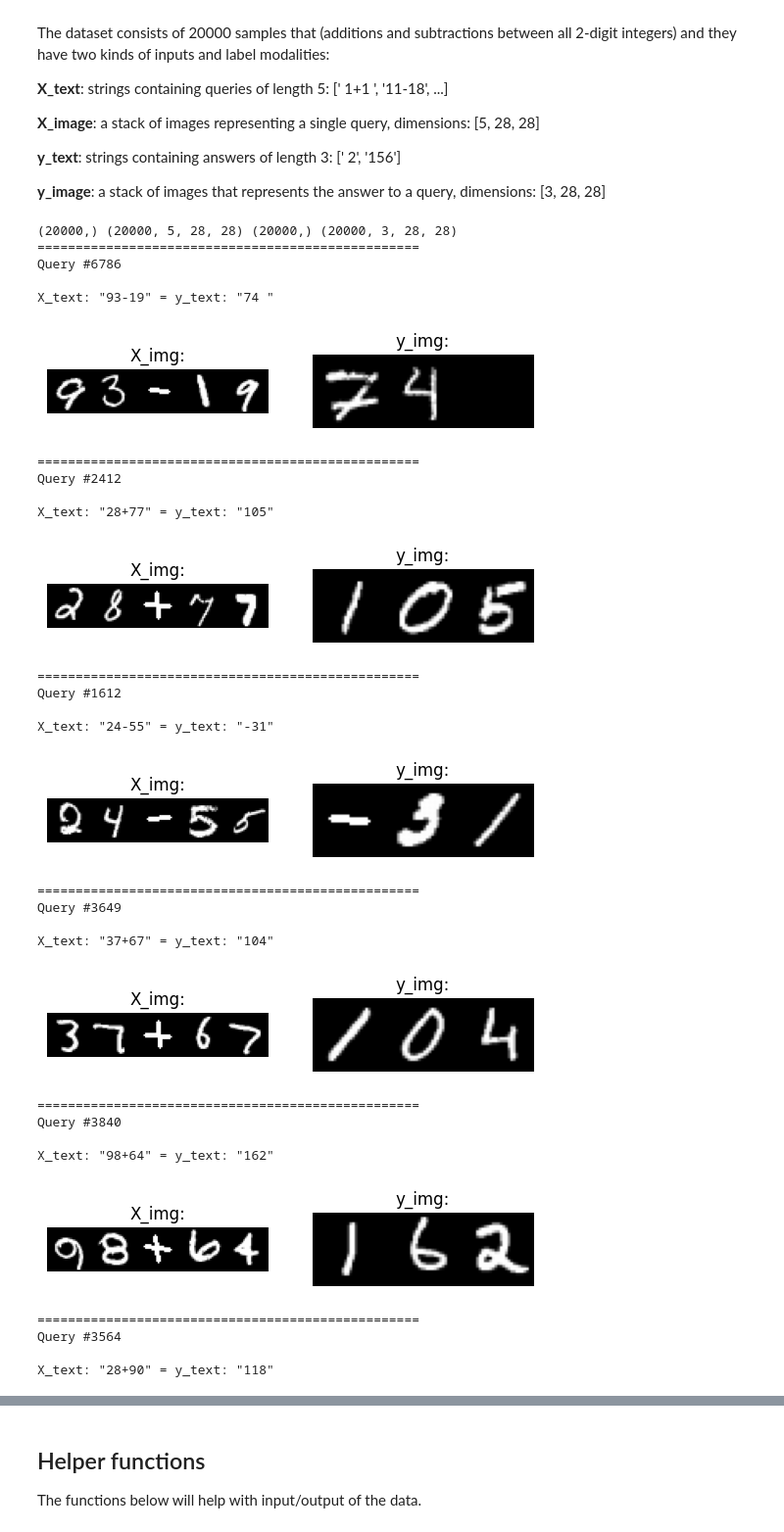
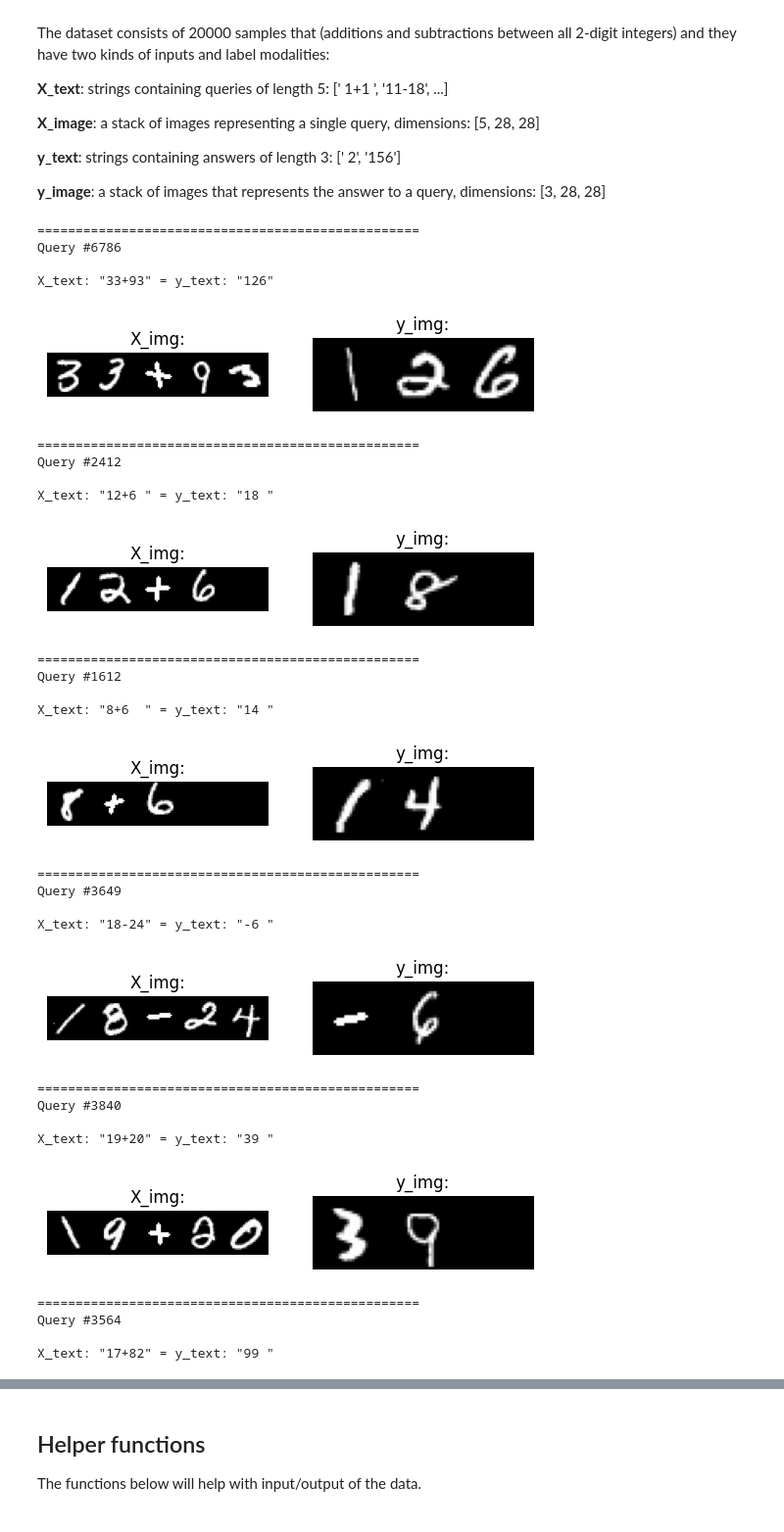
Before and after one commit to Demmenie/itdl, a Jupyter notebook: itdl-a2/A2_RNNs.ipynb, the cells around one changed output, grey strips where cells are left out. Shown at 98% size. Drawn from its saved outputs; the diff is of its cells as text; code cells hidden in the pictures.

```diff
--- a/itdl-a2/A2_RNNs.ipynb
+++ b/itdl-a2/A2_RNNs.ipynb
@@ -178,6 +168,14 @@ def create_data(highest_integer, num_addends=2, operands=['+', '-']):
                 y_text.append(result_string)
                 y_img.append(np.stack(result_image))
 
+    # Combine the two lists into a single list of tuples
+    combined_text = list(zip(X_text, y_text))
+    combined_img = list(zip(X_img, y_img))
+    combined = list(zip(combined_text, combined_img))
+    random.shuffle(combined)
+    # unpack and put in a np.stack to return
+    X_text, y_text = zip(*combined_text)
+    X_img, y_img = zip(*combined_img)
     return np.stack(X_text), np.stack(X_img)/255., np.stack(y_text), np.stack(y_img)/255.
 
 def to_padded_chars(integer, max_len=3, pad_right=False):
@@ -206,66 +204,56 @@ The dataset consists of 20000 samples that (additions and subtractions between a
 # Illustrate the generated query/answer pairs
 
 unique_characters = '0123456789+- '       # All unique characters that are used in the queries (13 in total: digits 0-9, 2 operands [+, -], and a space character ' '.)
 highest_integer = 99                      # Highest value of integers contained in the queries
 
 max_int_length = len(str(highest_integer))# Maximum number of characters in an integer
 max_query_length = max_int_length * 2 + 1 # Maximum length of the query string (consists of two integers and an operand [e.g. '22+10'])
 max_answer_length = 3    # Maximum length of the answer string (the longest resulting query string is ' 1-99'='-98')
 
 # Create the data (might take around a minute)
 (MNIST_data, MNIST_labels), _ = tf.keras.datasets.mnist.load_data()
 X_text, X_img, y_text, y_img = create_data(highest_integer)
-print(X_text.shape, X_img.shape, y_text.shape, y_img.shape)
-# Combine the two lists into a single list of tuples
-combined_text = list(zip(X_text, y_text))
-combined_img = list(zip(X_img, y_img))
-combined = list(zip(combined_text, combined_img))
-random.shuffle(combined)
-# unpack combined
-X_text, y_text = zip(*[x for x, _ in combined])
-X_img, y_img = zip(*[x for _, x in combined])
 ## Display the samples that were created
 def display_sample(n):
     labels = ['X_img:', 'y_img:']
     for i, data in enumerate([X_img, y_img]):
         plt.subplot(1,2,i+1)
         # plt.set_figheight(15)
         plt.axis('off')
         plt.title(labels[i])
         plt.imshow(np.hstack(data[n]), cmap='gray')
     print('='*50, f'\nQuery #{n}\n\nX_text: "{X_text[n]}" = y_text: "{y_text[n]}"')
     plt.show()
 
 for _ in range(10):
     display_sample(np.random.randint(0, 10000, 1)[0])
 # %% [output]
-(20000,) (20000, 5, 28, 28) (20000,) (20000, 3, 28, 28)
 ==================================================
 Query #6786
 
-X_text: "93-19" = y_text: "74 "
+X_text: "33+93" = y_text: "126"
-[figure, old version]
+[figure, new version]
 ==================================================
 Query #2412
 
-X_text: "28+77" = y_text: "105"
+X_text: "12+6 " = y_text: "18 "
-[figure, old version]
+[figure, new version]
 ==================================================
 Query #1612
 
-X_text: "24-55" = y_text: "-31"
+X_text: "8+6  " = y_text: "14 "
-[figure, old version]
+[figure, new version]
 ==================================================
 Query #3649
 
-X_text: "37+67" = y_text: "104"
+X_text: "18-24" = y_text: "-6 "
-[figure, old version]
+[figure, new version]
 ==================================================
 Query #3840
 
-X_text: "98+64" = y_text: "162"
+X_text: "19+20" = y_text: "39 "
-[figure, old version]
+[figure, new version]
 ==================================================
 Query #3564
 
-X_text: "28+90" = y_text: "118"
+X_text: "17+82" = y_text: "99 "
```
Also changed, not shown: parts of 34 cells of this notebook, 1 other file.
